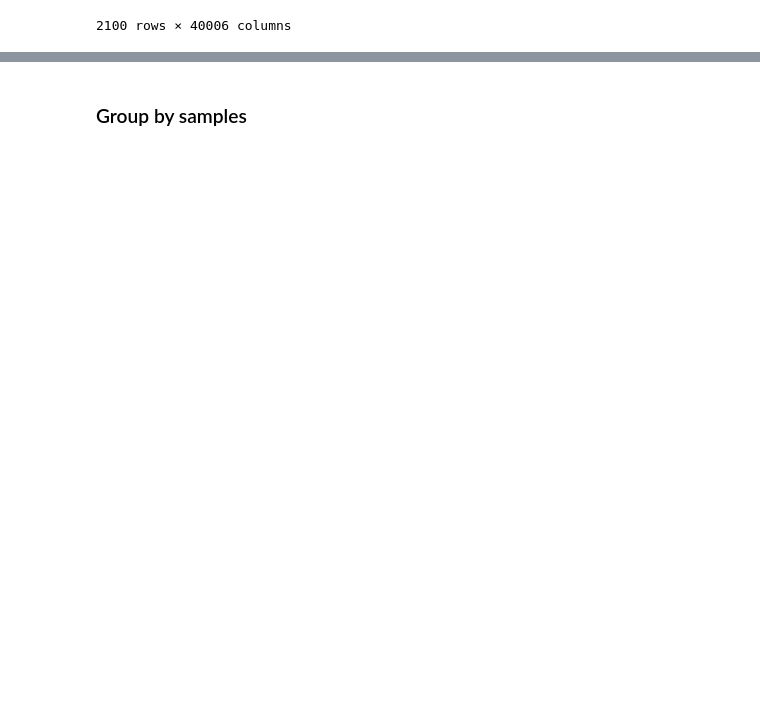
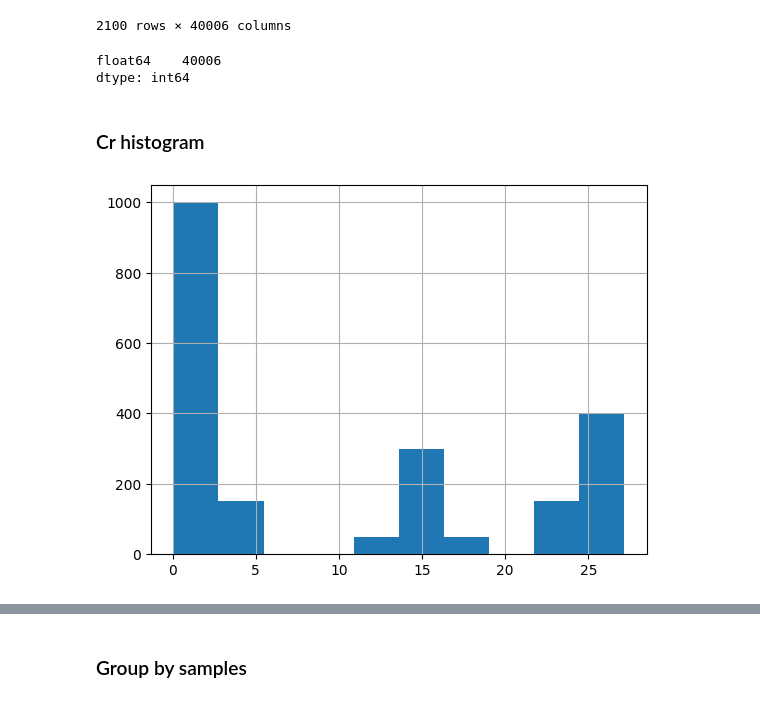
Before and after one commit to MKastek/ML-LIBS, a Jupyter notebook: notebooks/dataset-analysis.ipynb, the cells around one changed output, grey strips where cells are left out. Saved outputs shown, nothing was run; the diff lists cells and outputs as text; code cells hidden in the pictures; blank space fills up the shorter version.

```diff
--- a/notebooks/dataset-analysis.ipynb
+++ b/notebooks/dataset-analysis.ipynb
@@ -1,34 +1,2 @@
 # %% [markdown]
 ### Import
-# %%
-import pandas as pd
-from sklearn.preprocessing import Normalizer, PowerTransformer, StandardScaler
-from sklearn.decomposition import PCA
-import matplotlib.pyplot as plt
-from sklearn import linear_model
-import numpy as np
-from sklearn.model_selection import cross_val_predict
-from sklearn.model_selection import train_test_split
-from sklearn.metrics import mean_squared_error, r2_score
-from sklearn.cross_decomposition import PLSRegression
-from sklearn.neural_network import MLPRegressor
-plt.rcParams['figure.figsize'] = [12, 8]
-from sklearn import datasets, ensemble
-from sklearn.inspection import permutation_importance
-from sklearn.metrics import mean_squared_error
-from xgboost import XGBRegressor
-from sklearn.model_selection import cross_val_score
-from sklearn.model_selection import RepeatedKFold
-from bokeh.plotting import figure
-from bokeh.models import Select
-from bokeh.io import output_notebook, show, push_notebook
-from bokeh.models import ColumnDataSource, Slider, CustomJS, Div
-from sklearn.model_selection import GridSearchCV
-from bokeh.layouts import column, row
-output_notebook()
-import bokeh
-import seaborn as sns
-from ipywidgets import interact
-from scipy.signal import savgol_filter
-from sklearn.metrics import mean_absolute_error
-from skopt import BayesSearchCV
@@ -105,3 +8,6 @@ data_training = pd.read_csv('data/train_dataset.csv')
+# %%
+data_path = dataset_path = Path().absolute().parent / 'data'
+data_training = pd.read_csv(data_path / 'train_dataset.csv')
 # %%
 data_training
 # %% [output]
@@ -118,3 +24,14 @@ data_training
 | 2098 | 0.000237 | 0.003592 | 0.000563 | 0.000284 | 0.000141 | 0.000787 | ... |
 | 2099 | 0.002111 | 0.000887 | 0.000699 | 0.002379 | 0.000606 | 0.002534 | ... |
 2100 rows × 40006 columns
+# %%
+data_training.dtypes.value_counts()
+# %% [output]
+float64    40006
+dtype: int64
+# %% [markdown]
+### Cr histogram
+# %%
+data_training['Cr'].hist();
+# %% [output]
+[figure, added]
```
Also changed, not shown: parts of 57 cells of this notebook.
